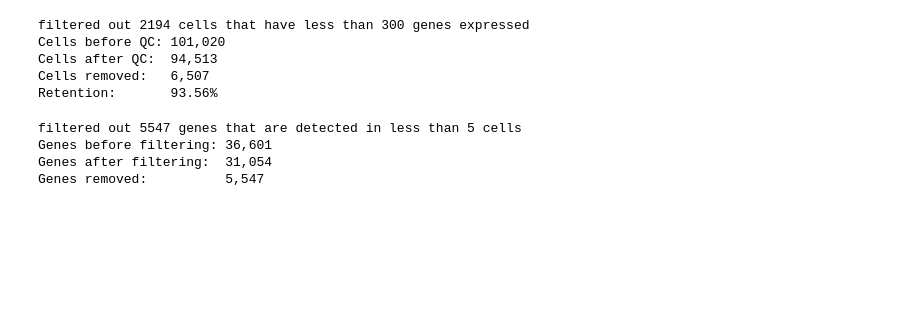
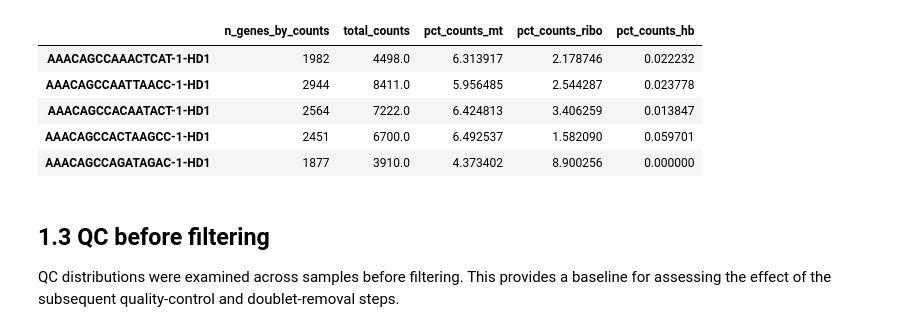
Before and after one commit to Ahmed-Nabil-31/sc-project3-IFN-I, a Jupyter notebook: notebooks/01_data_loading_qc.ipynb, the cells around one changed output. Cells and saved outputs as stored; diff of their text form; code cells hidden in the pictures; blank space fills up the shorter version.

```diff
--- a/notebooks/01_data_loading_qc.ipynb
+++ b/notebooks/01_data_loading_qc.ipynb
@@ -283,49 +261,23 @@ qc_summary
-# %%
-# Record cell count before filtering
-n_before = adata.n_obs
-
-# Filter cells with too few detected genes
-sc.pp.filter_cells(adata, min_genes=300)
-
-# Remove high mitochondrial cells
-adata = adata[
-    adata.obs["pct_counts_mt"] < 15.0,
-    :
-].copy()
-
-# Remove cells with high hemoglobin contamination
-adata = adata[
-    adata.obs["pct_counts_hb"] < 5.0,
-    :
-].copy()
-
-n_after = adata.n_obs
-
-print(f"Cells before QC: {n_before:,}")
-print(f"Cells after QC:  {n_after:,}")
-print(f"Cells removed:   {n_before - n_after:,}")
-print(f"Retention:       {n_after / n_before * 100:.2f}%")
-# %% [output]
-filtered out 2194 cells that have less than 300 genes expressed
-Cells before QC: 101,020
-Cells after QC:  94,513
-Cells removed:   6,507
-Retention:       93.56%
-# %%
-n_genes_before = adata.n_vars
-
-sc.pp.filter_genes(
-    adata,
-    min_cells=5
-)
-
-n_genes_after = adata.n_vars
-
-print(f"Genes before filtering: {n_genes_before:,}")
-print(f"Genes after filtering:  {n_genes_after:,}")
-print(f"Genes removed:          {n_genes_before - n_genes_after:,}")
-# %% [output]
-filtered out 5547 genes that are detected in less than 5 cells
-Genes before filtering: 36,601
-Genes after filtering:  31,054
-Genes removed:          5,547
+# %%
+adata.obs[
+    [
+        "n_genes_by_counts",
+        "total_counts",
+        "pct_counts_mt",
+        "pct_counts_ribo",
+        "pct_counts_hb"
+    ]
+].head()
+# %% [output]
+|  | n_genes_by_counts | total_counts | pct_counts_mt | pct_counts_ribo | pct_counts_hb |
+| AAACAGCCAAACTCAT-1-HD1 | 1982 | 4498.0 | 6.313917 | 2.178746 | 0.022232 |
+| AAACAGCCAATTAACC-1-HD1 | 2944 | 8411.0 | 5.956485 | 2.544287 | 0.023778 |
+| AAACAGCCACAATACT-1-HD1 | 2564 | 7222.0 | 6.424813 | 3.406259 | 0.013847 |
+| AAACAGCCACTAAGCC-1-HD1 | 2451 | 6700.0 | 6.492537 | 1.582090 | 0.059701 |
+| AAACAGCCAGATAGAC-1-HD1 | 1877 | 3910.0 | 4.373402 | 8.900256 | 0.000000 |
+# %% [markdown]
+## 1.3 QC before filtering
+
+QC distributions were examined across samples before filtering.
+This provides a baseline for assessing the effect of the subsequent
+quality-control and doublet-removal steps.
```
Also changed, not shown: parts of 69 cells of this notebook, 57 other files.
